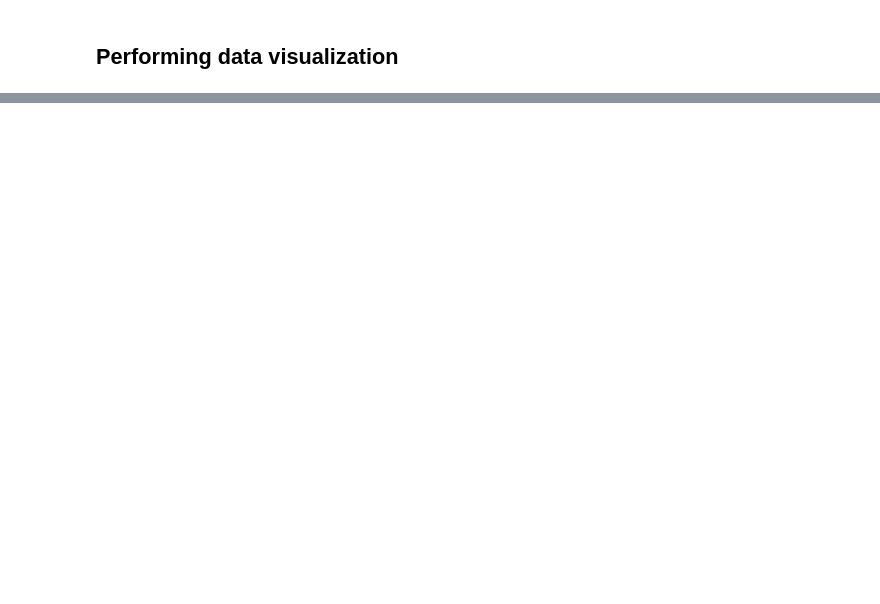
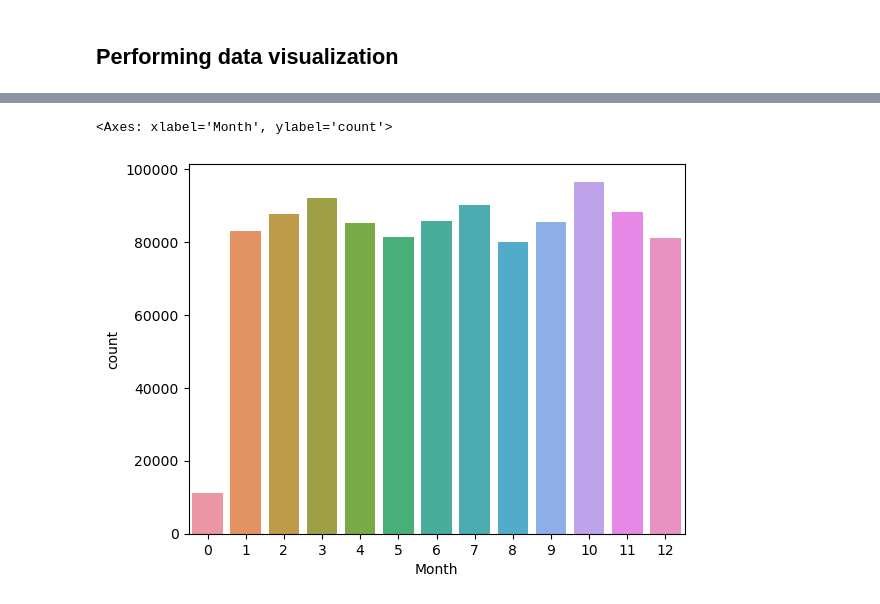
Before and after one commit to StatShibe/SupplyChain_DemandPrediction, a Jupyter notebook: Dataset_Inference.ipynb, the cells around one changed output, grey strips where cells are left out. Drawn from its saved outputs; the diff is of its cells as text; code cells hidden in the pictures; blank space fills up the shorter version.

```diff
--- a/Dataset_Inference.ipynb
+++ b/Dataset_Inference.ipynb
@@ -160,0 +149,5 @@ ImportError: numpy.core.multiarray failed to import
+# %%
+sns.countplot(df, x="Month")
+# %% [output]
+<Axes: xlabel='Month', ylabel='count'>
+[figure, added]
```
Also changed, not shown: parts of 25 cells of this notebook.
